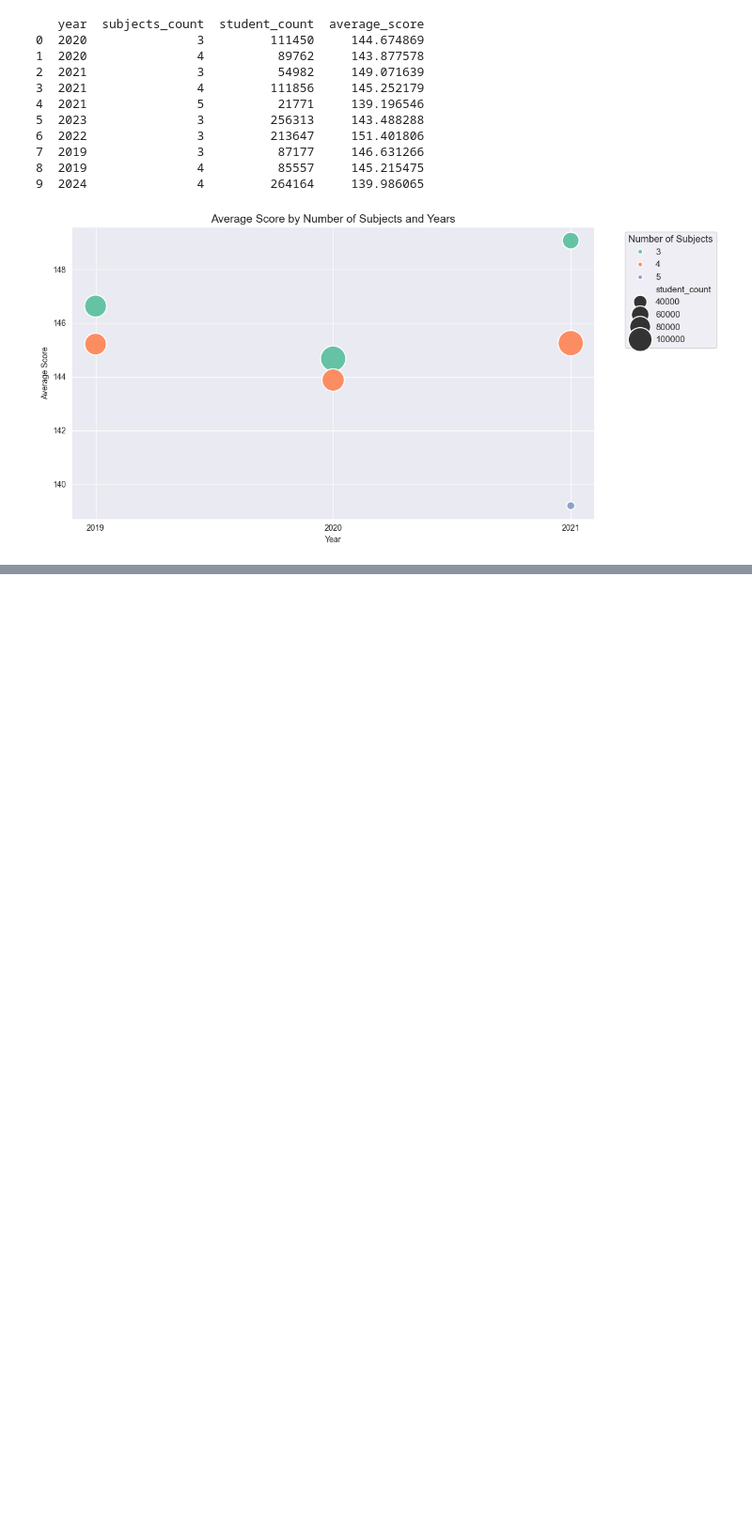
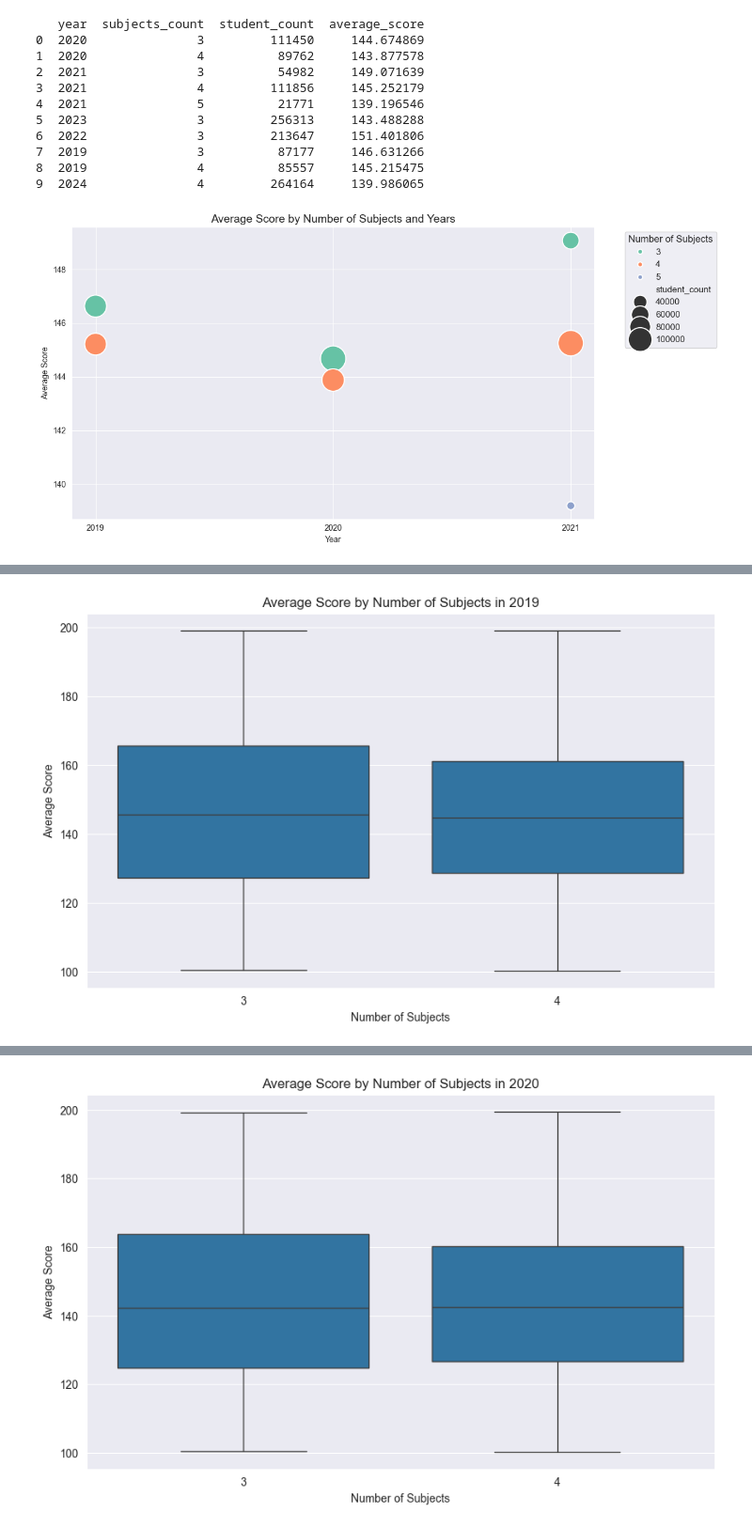
Before and after one commit to monyshchenko01/NMT-EIT-Research, a Jupyter notebook: additional_subjects.ipynb, the cells around one changed output, grey strips where cells are left out. Shown at 94% size. Cells and saved outputs as stored; diff of their text form; code cells hidden in the pictures; blank space fills up the shorter version.

```diff
--- a/additional_subjects.ipynb
+++ b/additional_subjects.ipynb
@@ -86,0 +128,77 @@ plt.show()
+# %%
+import pandas as pd
+import scipy.stats as stats
+import matplotlib.pyplot as plt
+import seaborn as sns
+
+try:
+    from scikit_posthocs import posthoc_dunn
+    posthoc_available = True
+except ImportError:
+    print("Warning: scikit-posthocs not found. Dunn's test will be skipped. Install it with 'pip install scikit-posthocs'.")
+    posthoc_available = False
+
+# Фільтрація років до 2022 включно
+final_df = final_df[final_df['year'] <= 2022]
+
+# Аналіз для 2019 року
+df_2019 = final_df[final_df['year'] == 2019]
+print(f"\nTotal rows in 2019: {len(df_2019)}")
+print(df_2019['subjects_count'].value_counts())
+kruskal_result_2019 = stats.kruskal(
+    df_2019[df_2019['subjects_count'] == 3]['average_score'].dropna(),
+    df_2019[df_2019['subjects_count'] == 4]['average_score'].dropna()
+)
+print(f'Kruskal-Wallis Test (2019 only): H-statistic = {kruskal_result_2019.statistic:.4f}, p-value = {kruskal_result_2019.pvalue:.4f}')
+plt.figure(figsize=(10, 6))
+sns.boxplot(x='subjects_count', y='average_score', data=df_2019)
+plt.title('Average Score by Number of Subjects in 2019')
+plt.xlabel('Number of Subjects')
+plt.ylabel('Average Score')
+plt.show()
+if kruskal_result_2019.pvalue < 0.05 and posthoc_available and len(df_2019['subjects_count'].unique()) > 1:
+    posthoc_result_2019 = posthoc_dunn(df_2019, val_col='average_score', group_col='subjects_count')
+    print("Dunn's Post-Hoc Test Results (2019 only):")
+    print(posthoc_result_2019)
+
+# Аналіз для 2020 року
+df_2020 = final_df[final_df['year'] == 2020]
+print(f"\nTotal rows in 2020: {len(df_2020)}")
+print(df_2020['subjects_count'].value_counts())
+kruskal_result_2020 = stats.kruskal(
+    df_2020[df_2020['subjects_count'] == 3]['average_score'].dropna(),
+    df_2020[df_2020['subjects_count'] == 4]['average_score'].dropna()
+)
+print(f'Kruskal-Wallis Test (2020 only): H-statistic = {kruskal_result_2020.statistic:.4f}, p-value = {kruskal_result_2020.pvalue:.4f}')
+plt.figure(figsize=(10, 6))
+sns.boxplot(x='subjects_count', y='average_score', data=df_2020)
+plt.title('Average Score by Number of Subjects in 2020')
+plt.xlabel('Number of Subjects')
+plt.ylabel('Average Score')
+plt.show()
+if kruskal_result_2020.pvalue < 0.05 and posthoc_available and len(df_2020['subjects_count'].unique()) > 1:
+    posthoc_result_2020 = posthoc_dunn(df_2020, val_col='average_score', group_col='subjects_count')
+    print("Dunn's Post-Hoc Test Results (2020 only):")
+    print(posthoc_result_2020)
+
+# Аналіз для 2021 року (залишаємо як у вашому коді)
+df_2021 = final_df[final_df['year'] == 2021]
+print(f"\nTotal rows in 2021: {len(df_2021)}")
+print(df_2021['subjects_count'].value_counts())
+kruskal_result_2021 = stats.kruskal(
+    df_2021[df_2021['subjects_count'] == 3]['average_score'].dropna(),
+    df_2021[df_2021['subjects_count'] == 4]['average_score'].dropna(),
+    df_2021[df_2021['subjects_count'] == 5]['average_score'].dropna()
+)
+print(f'Kruskal-Wallis Test (2021 only): H-statistic = {kruskal_result_2021.statistic:.4f}, p-value = {kruskal_result_2021.pvalue:.4f}')
+plt.figure(figsize=(10, 6))
+sns.boxplot(x='subjects_count', y='average_score', data=df_2021)
+plt.title('Average Score by Number of Subjects in 2021')
+plt.xlabel('Number of Subjects')
+plt.ylabel('Average Score')
+plt.show()
+if kruskal_result_2021.pvalue < 0.05 and posthoc_available and len(df_2021['subjects_count'].unique()) > 1:
+    posthoc_result_2021 = posthoc_dunn(df_2021, val_col='average_score', group_col='subjects_count')
+    print("Dunn's Post-Hoc Test Results (2021 only):")
+    print(posthoc_result_2021)
+# %% [output]
@@ -86,0 +211 @@ plt.show()
+[figure, added]
@@ -86,0 +223 @@ plt.show()
+[figure, added]
```
Also changed, not shown: parts of 2 cells of this notebook.
